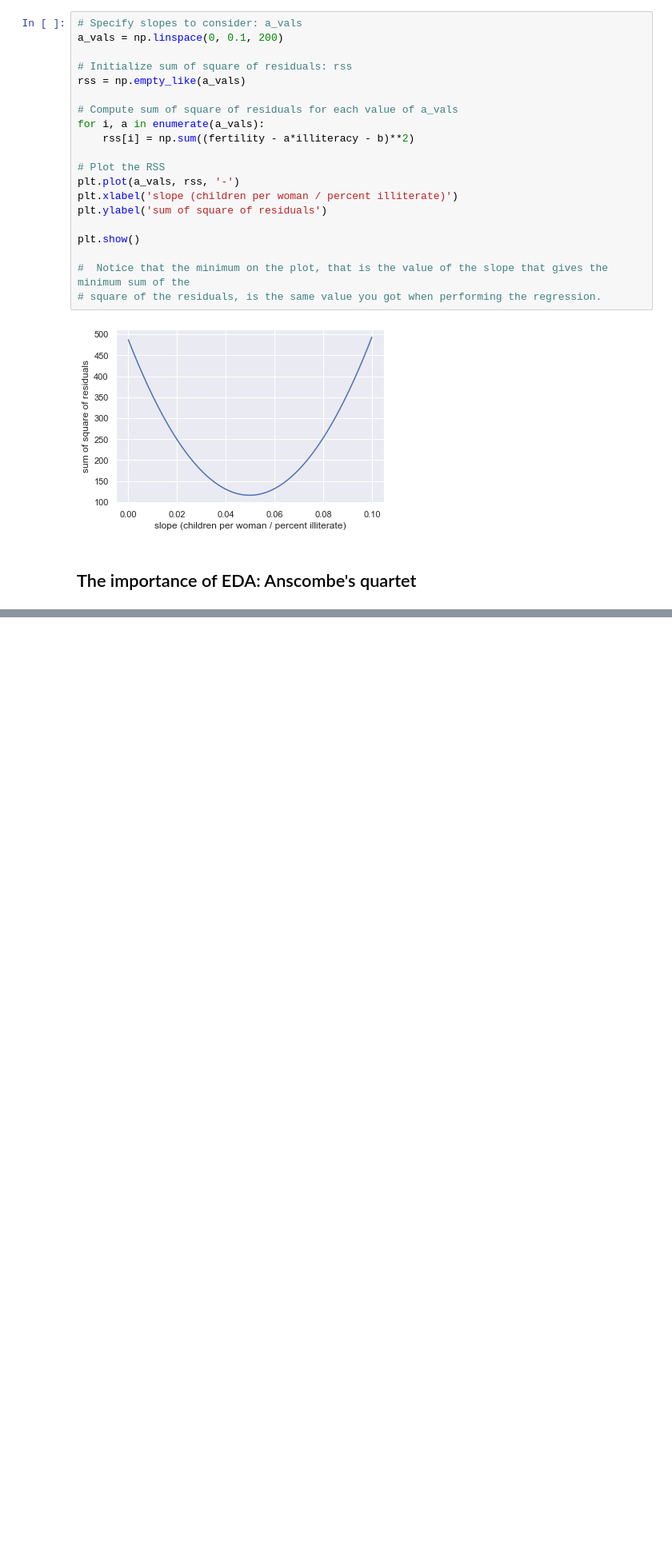
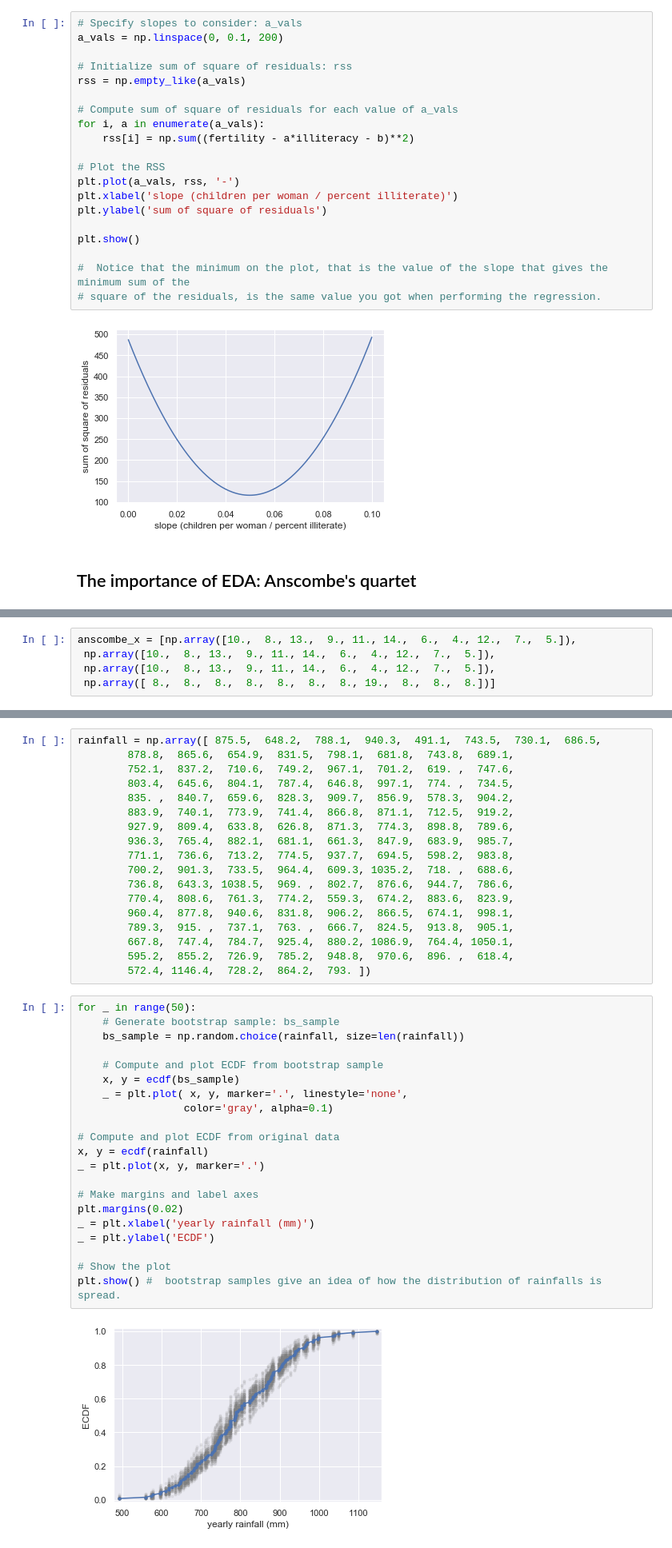
Before and after one commit to Yuleii/programming-notebook, a Jupyter notebook: statistical_thinking_in_python.ipynb, the cells around one changed output, grey strips where cells are left out. Shown: that part at 80% size. Saved outputs shown, nothing was run; the diff lists cells and outputs as text; blank space fills up the shorter version.

```diff
--- a/statistical_thinking_in_python.ipynb
+++ b/statistical_thinking_in_python.ipynb
@@ -1153,0 +1192,5 @@ plt.show()
+# %%
+anscombe_x = [np.array([10.,  8., 13.,  9., 11., 14.,  6.,  4., 12.,  7.,  5.]),
+ np.array([10.,  8., 13.,  9., 11., 14.,  6.,  4., 12.,  7.,  5.]),
+ np.array([10.,  8., 13.,  9., 11., 14.,  6.,  4., 12.,  7.,  5.]),
+ np.array([ 8.,  8.,  8.,  8.,  8.,  8.,  8., 19.,  8.,  8.,  8.])]
@@ -1153,0 +1248,41 @@ plt.show()
+# %%
+rainfall = np.array([ 875.5,  648.2,  788.1,  940.3,  491.1,  743.5,  730.1,  686.5,
+        878.8,  865.6,  654.9,  831.5,  798.1,  681.8,  743.8,  689.1,
+        752.1,  837.2,  710.6,  749.2,  967.1,  701.2,  619. ,  747.6,
+        803.4,  645.6,  804.1,  787.4,  646.8,  997.1,  774. ,  734.5,
+        835. ,  840.7,  659.6,  828.3,  909.7,  856.9,  578.3,  904.2,
+        883.9,  740.1,  773.9,  741.4,  866.8,  871.1,  712.5,  919.2,
+        927.9,  809.4,  633.8,  626.8,  871.3,  774.3,  898.8,  789.6,
+        936.3,  765.4,  882.1,  681.1,  661.3,  847.9,  683.9,  985.7,
+        771.1,  736.6,  713.2,  774.5,  937.7,  694.5,  598.2,  983.8,
+        700.2,  901.3,  733.5,  964.4,  609.3, 1035.2,  718. ,  688.6,
+        736.8,  643.3, 1038.5,  969. ,  802.7,  876.6,  944.7,  786.6,
+        770.4,  808.6,  761.3,  774.2,  559.3,  674.2,  883.6,  823.9,
+        960.4,  877.8,  940.6,  831.8,  906.2,  866.5,  674.1,  998.1,
+        789.3,  915. ,  737.1,  763. ,  666.7,  824.5,  913.8,  905.1,
+        667.8,  747.4,  784.7,  925.4,  880.2, 1086.9,  764.4, 1050.1,
+        595.2,  855.2,  726.9,  785.2,  948.8,  970.6,  896. ,  618.4,
+        572.4, 1146.4,  728.2,  864.2,  793. ])
+# %%
+for _ in range(50):
+    # Generate bootstrap sample: bs_sample
+    bs_sample = np.random.choice(rainfall, size=len(rainfall))
+
+    # Compute and plot ECDF from bootstrap sample
+    x, y = ecdf(bs_sample)
+    _ = plt.plot( x, y, marker='.', linestyle='none',
+                 color='gray', alpha=0.1)
+
+# Compute and plot ECDF from original data
+x, y = ecdf(rainfall)
+_ = plt.plot(x, y, marker='.')
+
+# Make margins and label axes
+plt.margins(0.02)
+_ = plt.xlabel('yearly rainfall (mm)')
+_ = plt.ylabel('ECDF')
+
+# Show the plot
+plt.show() #  bootstrap samples give an idea of how the distribution of rainfalls is spread.
+# %% [output]
+[figure, added]
```
Also changed, not shown: parts of 115 cells of this notebook, 2 other files.
